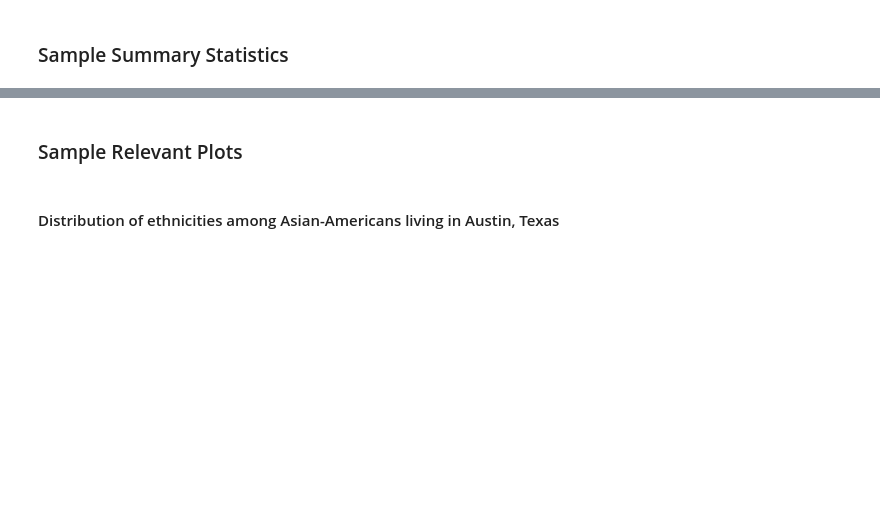
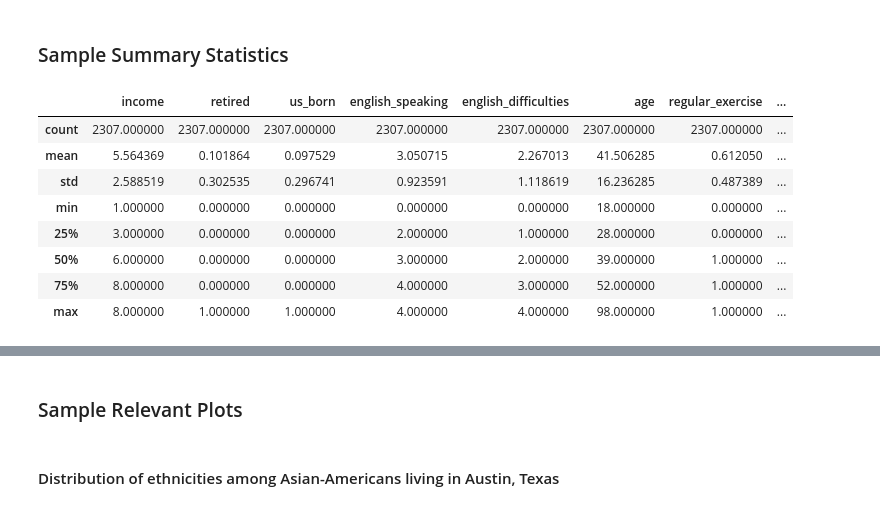
Before and after one commit to lincychen/INFO2950-FinalProject, a Jupyter notebook: lincyedits.ipynb, the cells around one changed output, grey strips where cells are left out. Saved outputs shown, nothing was run; the diff lists cells and outputs as text; code cells hidden in the pictures; blank space fills up the shorter version.

```diff
--- a/lincyedits.ipynb
+++ b/lincyedits.ipynb
@@ -319,2 +314,14 @@ Name: smoking, dtype: int64
 # %% [markdown]
 ### Sample Summary Statistics
+# %%
+asian.describe()
+# %% [output]
+|  | income | retired | us_born | english_speaking | english_difficulties | age | regular_exercise | ... |
+| count | 2307.000000 | 2307.000000 | 2307.000000 | 2307.000000 | 2307.000000 | 2307.000000 | 2307.000000 | ... |
+| mean | 5.564369 | 0.101864 | 0.097529 | 3.050715 | 2.267013 | 41.506285 | 0.612050 | ... |
+| std | 2.588519 | 0.302535 | 0.296741 | 0.923591 | 1.118619 | 16.236285 | 0.487389 | ... |
+| min | 1.000000 | 0.000000 | 0.000000 | 0.000000 | 0.000000 | 18.000000 | 0.000000 | ... |
+| 25% | 3.000000 | 0.000000 | 0.000000 | 2.000000 | 1.000000 | 28.000000 | 0.000000 | ... |
+| 50% | 6.000000 | 0.000000 | 0.000000 | 3.000000 | 2.000000 | 39.000000 | 1.000000 | ... |
+| 75% | 8.000000 | 0.000000 | 0.000000 | 4.000000 | 3.000000 | 52.000000 | 1.000000 | ... |
+| max | 8.000000 | 1.000000 | 1.000000 | 4.000000 | 4.000000 | 98.000000 | 1.000000 | ... |
```
Also changed, not shown: parts of 44 cells of this notebook.
